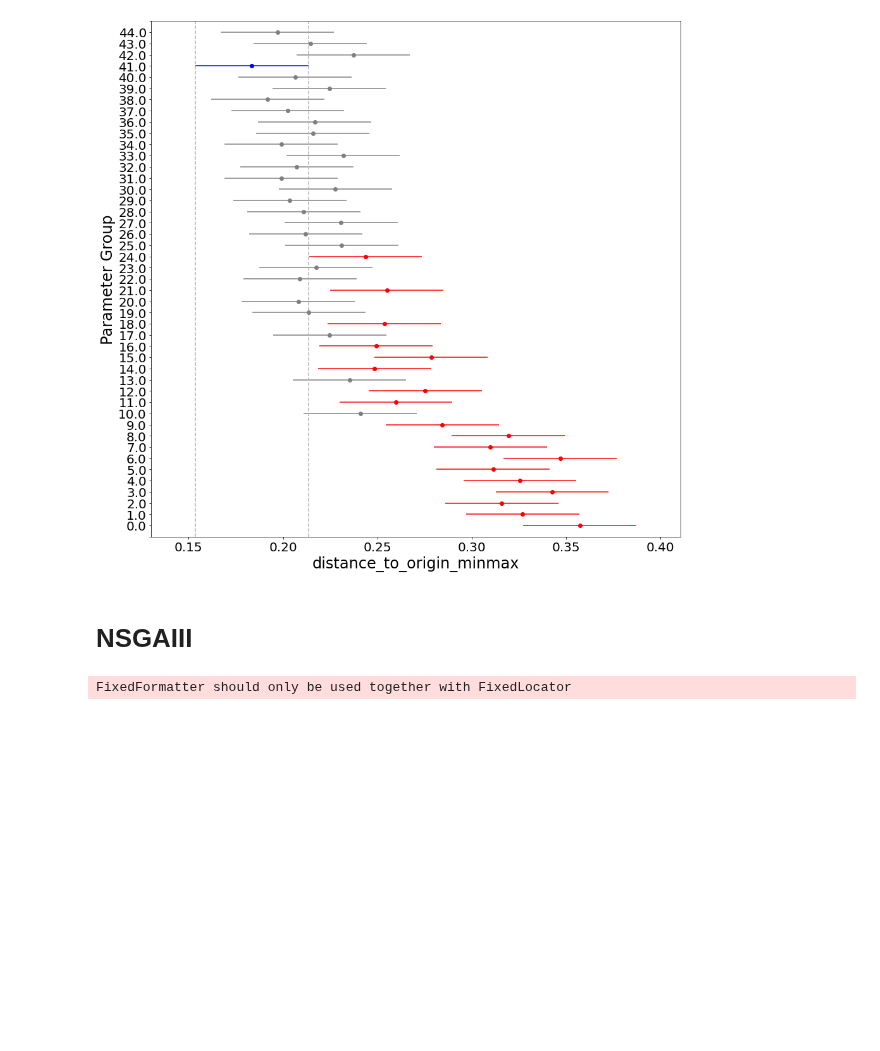
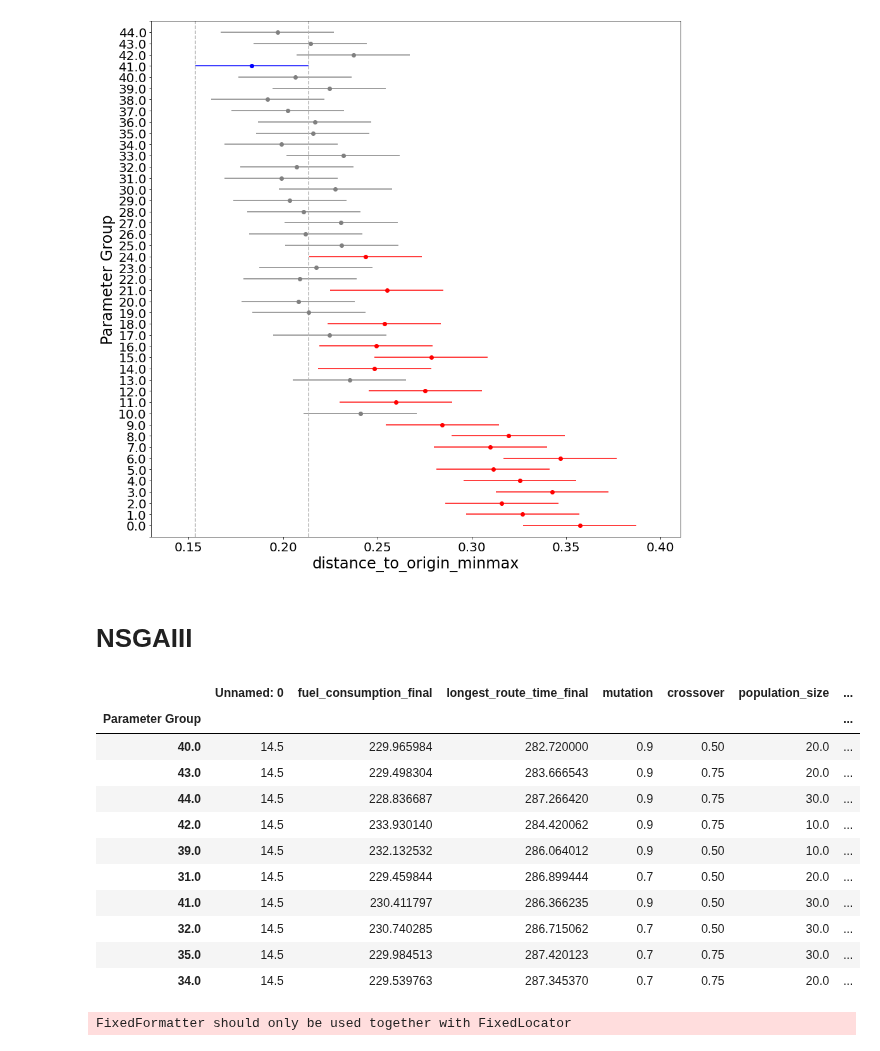
Before and after one commit to kallekj/Explorer, a Jupyter notebook: src/parameter_decision.ipynb, the cells around one changed output. Drawn from its saved outputs; the diff is of its cells as text; code cells hidden in the pictures; blank space fills up the shorter version.

```diff
--- a/src/parameter_decision.ipynb
+++ b/src/parameter_decision.ipynb
@@ -289,6 +382,21 @@ for df in combined_NSGA3:
 
 
 NSGA3_data = pd.concat(combined_NSGA3)
+# %%
+NSGA3_data.groupby("Parameter Group").mean().sort_values(by=["distance_to_origin_minmax"]).head(10)
+# %% [output]
+|  | Unnamed: 0 | fuel_consumption_final | longest_route_time_final | mutation | crossover | population_size | ... |
+| Parameter Group |  |  |  |  |  |  | ... |
+| 40.0 | 14.5 | 229.965984 | 282.720000 | 0.9 | 0.50 | 20.0 | ... |
+| 43.0 | 14.5 | 229.498304 | 283.666543 | 0.9 | 0.75 | 20.0 | ... |
+| 44.0 | 14.5 | 228.836687 | 287.266420 | 0.9 | 0.75 | 30.0 | ... |
+| 42.0 | 14.5 | 233.930140 | 284.420062 | 0.9 | 0.75 | 10.0 | ... |
+| 39.0 | 14.5 | 232.132532 | 286.064012 | 0.9 | 0.50 | 10.0 | ... |
+| 31.0 | 14.5 | 229.459844 | 286.899444 | 0.7 | 0.50 | 20.0 | ... |
+| 41.0 | 14.5 | 230.411797 | 286.366235 | 0.9 | 0.50 | 30.0 | ... |
+| 32.0 | 14.5 | 230.740285 | 286.715062 | 0.7 | 0.50 | 30.0 | ... |
+| 35.0 | 14.5 | 229.984513 | 287.420123 | 0.7 | 0.75 | 30.0 | ... |
+| 34.0 | 14.5 | 229.539763 | 287.345370 | 0.7 | 0.75 | 20.0 | ... |
 # %%
 nsga3_data_tukey,fig,t = anova_plot2(NSGA3_data,'distance_to_origin_minmax','Parameter Group')
 # %% [output]
```
Also changed, not shown: parts of 10 cells of this notebook, 8 other files.
